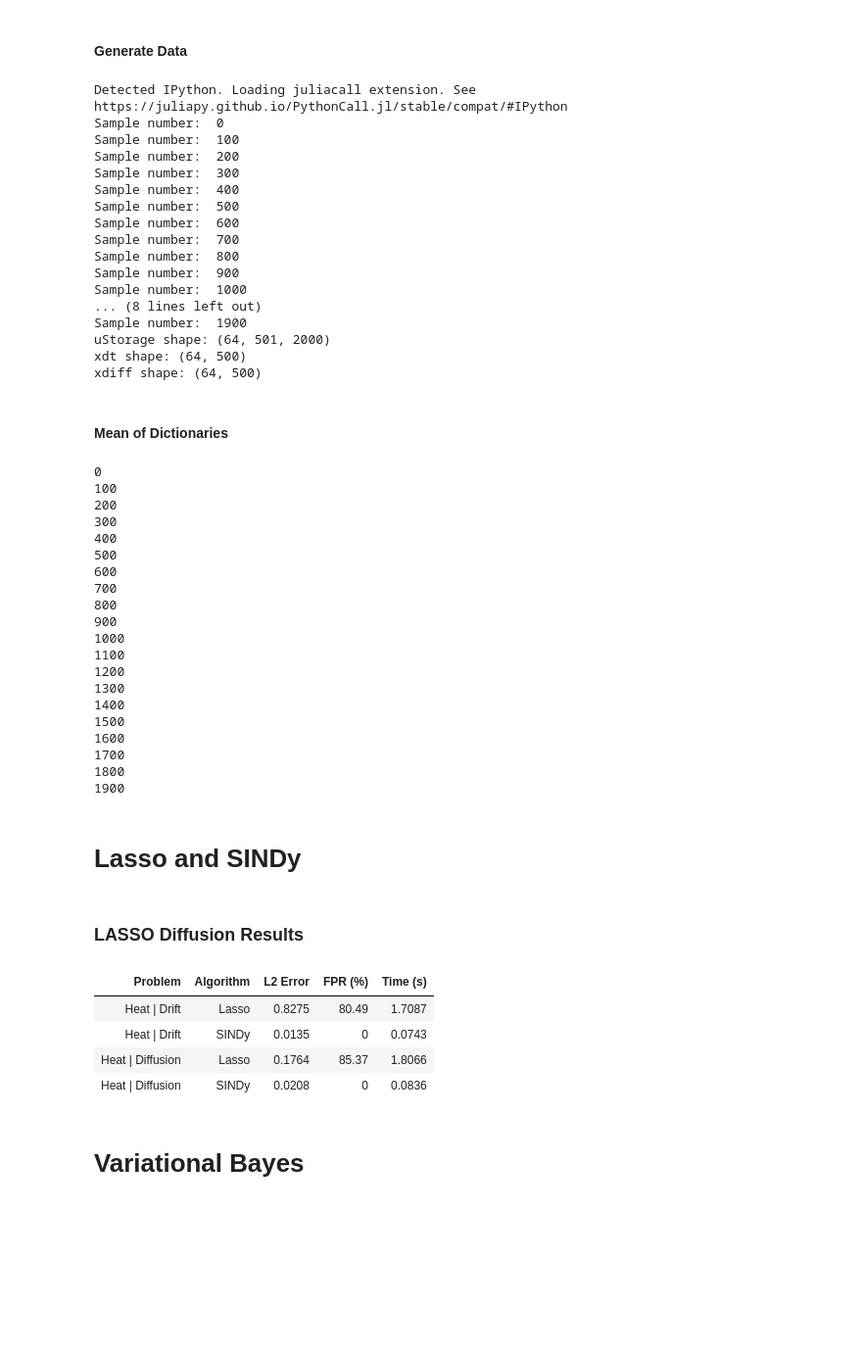
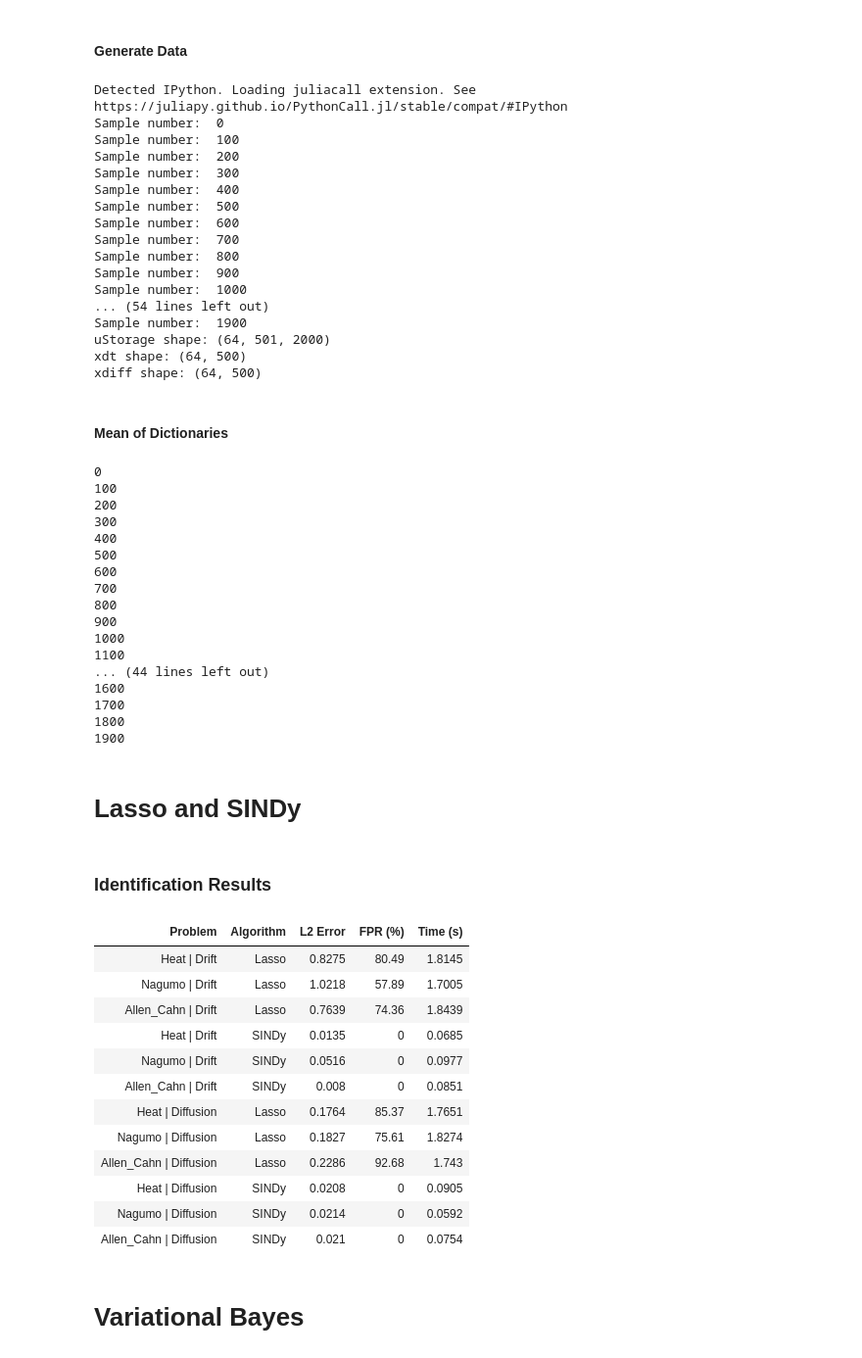
Before and after one commit to rogoson/Stochastic-PDE-Discovery, a Jupyter notebook: MasterNotebook.ipynb, the cells around one changed output. Shown at 98% size. Cells and saved outputs as stored; diff of their text form; code cells hidden in the pictures; blank space fills up the shorter version.

```diff
--- a/MasterNotebook.ipynb
+++ b/MasterNotebook.ipynb
@@ -12,8 +12,8 @@ import time
 Runs experiment for those which are set to true (~10min/experiment)
 # %%
 HEAT = True
-NAGUMO = False
-ALLEN_CAHN = False
+NAGUMO = True
+ALLEN_CAHN = True
 
 DRIFT = True
 DIFFUSION = True
@@ -50,7 +50,7 @@ Sample number:  700
 Sample number:  800
 Sample number:  900
 Sample number:  1000
-... (8 lines left out)
+... (54 lines left out)
 Sample number:  1900
 uStorage shape: (64, 501, 2000)
 xdt shape: (64, 500)
@@ -99,10 +99,7 @@ for key, value in experimentKeys.items():
 900
 1000
 1100
-1200
-1300
-1400
-1500
+... (44 lines left out)
 1600
 1700
 1800
@@ -116,8 +113,7 @@ Xi_drift_true = {
        "Heat": [0., 0., 0., 0., 0., 0., 0., 0., 0., 0., 0., 0., 0., 0., yamlParameters["heat"]["correct"]["epsilon"], 0., 0.,
         0., 0., 0., 0., 0., 0., 0., 0., 0., 0., 0., 0., 0., 0., 0., 0., 0.,
         0., 0., 0., 0., 0., 0., 0., 0.],
-       "Nagumo": [ 0.,  yamlParameters["nagumo"]["correct"]["u_coeff"],  yamlParameters["nagumo"]["correct"]["u2_coeff"], yamlParameters["nagumo"]["correct"]["u3_coeff"],  0.,0.,  0.,  0.,  0.,  0.,yamlParameters["nagumo"]["correct"]["epsilon"],  0.,  0.,  0., 0.,0.,  0.,  0.,  0.,
-          0.,0.,  0.,  0.,  0.,  0.,0.,  0.,  0.,  0.,  0.,0.,  0.,  0.,  0.,  0.],
+       "Nagumo": [0., yamlParameters["nagumo"]["correct"]["u_coeff"], yamlParameters["nagumo"]["correct"]["u2_coeff"], yamlParameters["nagumo"]["correct"]["u3_coeff"]] + [0.]*10 + [yamlParameters["nagumo"]["correct"]["epsilon"]] + [0.]*27, # i do NOT have faith in this
         "Allen_Cahn": [0., yamlParameters["allen_cahn"]["correct"]["u_coeff"], 0., yamlParameters["allen_cahn"]["correct"]["u3_coeff"], 0., 0., 0., 0., 0., 0., 0., 0., 0., 0., yamlParameters["allen_cahn"]["correct"]["epsilon"], 0., 0.,
        0., 0., 0., 0., 0., 0., 0., 0., 0., 0., 0., 0., 0., 0., 0., 0., 0.,
        0., 0., 0., 0., 0., 0., 0., 0.]
@@ -151,41 +147,49 @@ for identificationTask, value in IDENTIFICATION_TASKS.items():
                     target = target.reshape(1,-1, order='F')
                     start_time = time.time()
                     lam = yamlParameters["common"][f"{algorithm.lower()}_{identificationTask.lower()}_lambda"]
                     if algorithm == "Lasso":
                         Xi_coeffs = SPDE.Lasso(dictionary, target, lam)
                     elif algorithm == "SINDy":
-                        Xi_coeffs = SPDE.sindy(lam,Dictt,target)
+                        Xi_coeffs = SPDE.sindy(lam,dictionary,target)
                     end_time = time.time()
 
                     targetCoeffs = Xi_drift_true[problem] if identificationTask == "Drift" else Xi_diffusion_true[problem]
 
                     l2_error = np.linalg.norm(targetCoeffs - Xi_coeffs.reshape(-1))
 
                     corr_ind = []
                     for i in range(len(targetCoeffs)):
                         if targetCoeffs[i] != 0:
                             corr_ind.append(i)
                     fp = 0
                     for i in range(len(targetCoeffs)):
                         if i in corr_ind:
                             pass
                         else:
-                            if Xi_coeffs[i] != 0:
+                            if Xi_coeffs.reshape(-1)[i] != 0:
                                 fp += 1
 
                     total_negatives = len(targetCoeffs) - len(corr_ind)
                     fpr = (fp / total_negatives) * 100
 
                     results.append([f"{problem} | {identificationTask}", algorithm, round(l2_error, 4), round(fpr, 2), round(end_time - start_time, 4)])
 
-tabulate_neatly(results, headers=["Problem", "Algorithm", "L2 Error", "FPR (%)", "Time (s)"], title="LASSO " + identificationTask + " Results")
+tabulate_neatly(results, headers=["Problem", "Algorithm", "L2 Error", "FPR (%)", "Time (s)"], title="Identification Results")
 # %% [output]
-LASSO Diffusion Results
+Identification Results
 | Problem | Algorithm | L2 Error | FPR (%) | Time (s) |
-| Heat | Drift | Lasso | 0.8275 | 80.49 | 1.7087 |
-| Heat | Drift | SINDy | 0.0135 | 0 | 0.0743 |
-| Heat | Diffusion | Lasso | 0.1764 | 85.37 | 1.8066 |
-| Heat | Diffusion | SINDy | 0.0208 | 0 | 0.0836 |
+| Heat | Drift | Lasso | 0.8275 | 80.49 | 1.8145 |
+| Nagumo | Drift | Lasso | 1.0218 | 57.89 | 1.7005 |
+| Allen_Cahn | Drift | Lasso | 0.7639 | 74.36 | 1.8439 |
+| Heat | Drift | SINDy | 0.0135 | 0 | 0.0685 |
+| Nagumo | Drift | SINDy | 0.0516 | 0 | 0.0977 |
+| Allen_Cahn | Drift | SINDy | 0.008 | 0 | 0.0851 |
+| Heat | Diffusion | Lasso | 0.1764 | 85.37 | 1.7651 |
+| Nagumo | Diffusion | Lasso | 0.1827 | 75.61 | 1.8274 |
+| Allen_Cahn | Diffusion | Lasso | 0.2286 | 92.68 | 1.743 |
+| Heat | Diffusion | SINDy | 0.0208 | 0 | 0.0905 |
+| Nagumo | Diffusion | SINDy | 0.0214 | 0 | 0.0592 |
+| Allen_Cahn | Diffusion | SINDy | 0.021 | 0 | 0.0754 |
 # %% [markdown]
 # Variational Bayes
 # %% [markdown]
```
Also changed, not shown: parts of 4 cells of this notebook, 3 other files.
